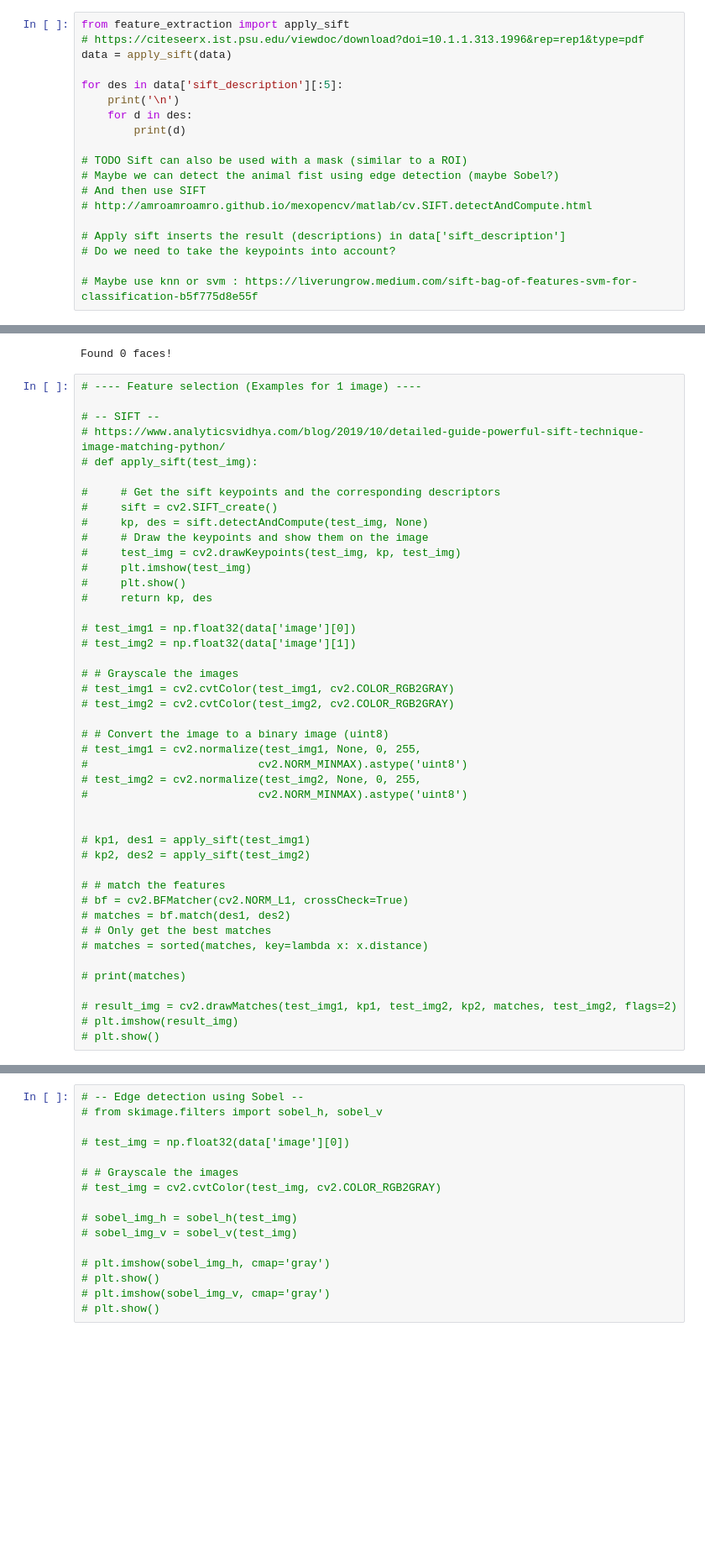
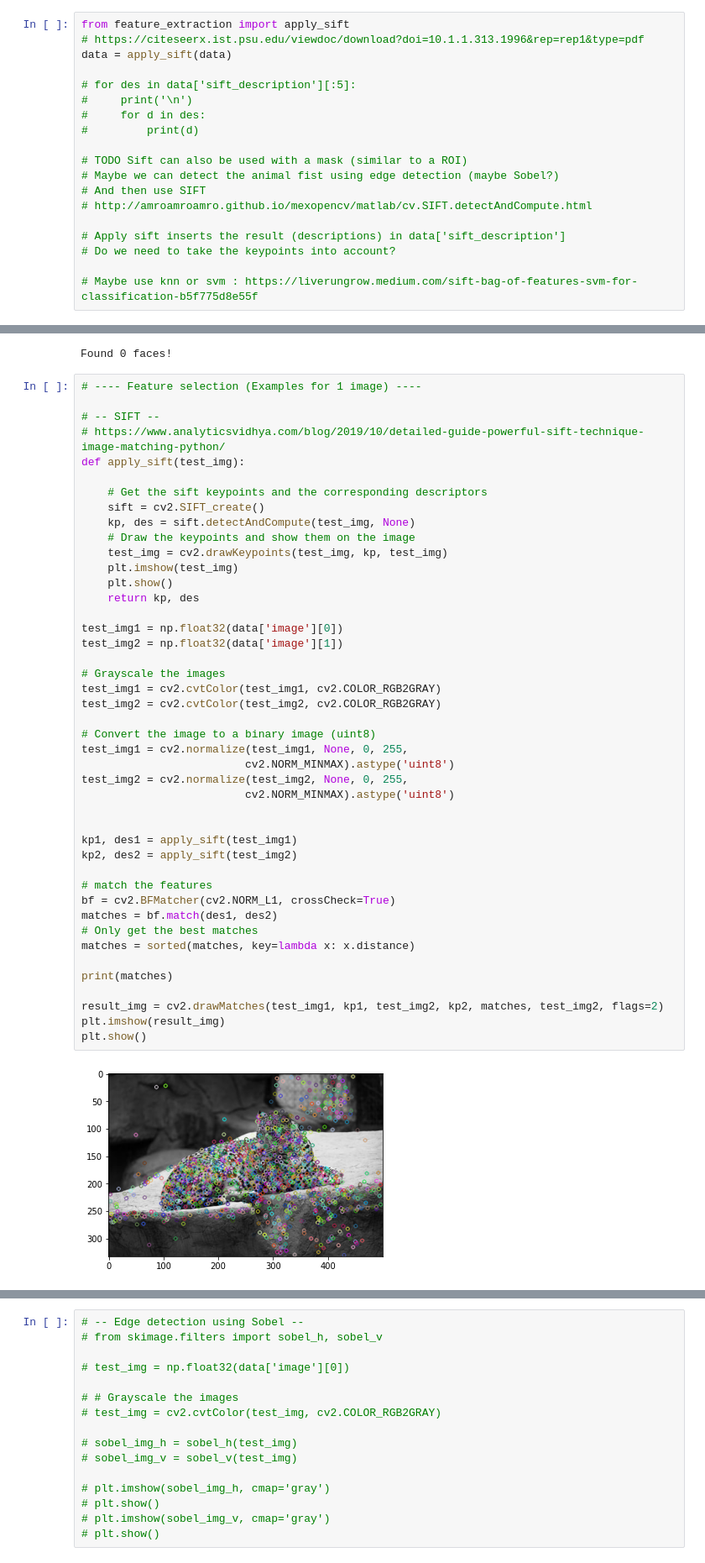
Before and after one commit to PericoLedesma/-RUG_Pattern-recognition_Assignment-2, a Jupyter notebook: Task 1_Images pipeline/pipeline.ipynb, the cells around one changed output, grey strips where cells are left out. Shown at 84% size. Saved outputs shown, nothing was run; the diff lists cells and outputs as text; blank space fills up the shorter version.

```diff
--- a/Task 1_Images pipeline/pipeline.ipynb
+++ b/Task 1_Images pipeline/pipeline.ipynb
@@ -18,10 +18,10 @@ from feature_extraction import apply_sift
 # https://citeseerx.ist.psu.edu/viewdoc/download?doi=10.1.1.313.1996&rep=rep1&type=pdf
 data = apply_sift(data)
 
-for des in data['sift_description'][:5]:
-    print('\n')
-    for d in des:
-        print(d)
+# for des in data['sift_description'][:5]:
+#     print('\n')
+#     for d in des:
+#         print(d)
 
 # TODO Sift can also be used with a mask (similar to a ROI)
 # Maybe we can detect the animal fist using edge detection (maybe Sobel?)
@@ -125,44 +107,46 @@ Found 0 faces!
 # %%
 # ---- Feature selection (Examples for 1 image) ----
 
 # -- SIFT --
 # https://www.analyticsvidhya.com/blog/2019/10/detailed-guide-powerful-sift-technique-image-matching-python/
-# def apply_sift(test_img):
+def apply_sift(test_img):
 
-#     # Get the sift keypoints and the corresponding descriptors
-#     sift = cv2.SIFT_create()
-#     kp, des = sift.detectAndCompute(test_img, None)
-#     # Draw the keypoints and show them on the image
-#     test_img = cv2.drawKeypoints(test_img, kp, test_img)
-#     plt.imshow(test_img)
-#     plt.show()
-#     return kp, des
+    # Get the sift keypoints and the corresponding descriptors
+    sift = cv2.SIFT_create()
+    kp, des = sift.detectAndCompute(test_img, None)
+    # Draw the keypoints and show them on the image
+    test_img = cv2.drawKeypoints(test_img, kp, test_img)
+    plt.imshow(test_img)
+    plt.show()
+    return kp, des
 
-# test_img1 = np.float32(data['image'][0])
-# test_img2 = np.float32(data['image'][1])
+test_img1 = np.float32(data['image'][0])
+test_img2 = np.float32(data['image'][1])
 
-# # Grayscale the images
-# test_img1 = cv2.cvtColor(test_img1, cv2.COLOR_RGB2GRAY)
-# test_img2 = cv2.cvtColor(test_img2, cv2.COLOR_RGB2GRAY)
+# Grayscale the images
+test_img1 = cv2.cvtColor(test_img1, cv2.COLOR_RGB2GRAY)
+test_img2 = cv2.cvtColor(test_img2, cv2.COLOR_RGB2GRAY)
 
-# # Convert the image to a binary image (uint8)
-# test_img1 = cv2.normalize(test_img1, None, 0, 255,
-#                          cv2.NORM_MINMAX).astype('uint8')
-# test_img2 = cv2.normalize(test_img2, None, 0, 255,
-#                          cv2.NORM_MINMAX).astype('uint8')
+# Convert the image to a binary image (uint8)
+test_img1 = cv2.normalize(test_img1, None, 0, 255,
+                         cv2.NORM_MINMAX).astype('uint8')
+test_img2 = cv2.normalize(test_img2, None, 0, 255,
+                         cv2.NORM_MINMAX).astype('uint8')
 
 
-# kp1, des1 = apply_sift(test_img1)
-# kp2, des2 = apply_sift(test_img2)
+kp1, des1 = apply_sift(test_img1)
+kp2, des2 = apply_sift(test_img2)
 
-# # match the features
-# bf = cv2.BFMatcher(cv2.NORM_L1, crossCheck=True)
-# matches = bf.match(des1, des2)
-# # Only get the best matches
-# matches = sorted(matches, key=lambda x: x.distance)
+# match the features
+bf = cv2.BFMatcher(cv2.NORM_L1, crossCheck=True)
+matches = bf.match(des1, des2)
+# Only get the best matches
+matches = sorted(matches, key=lambda x: x.distance)
 
-# print(matches)
+print(matches)
 
-# result_img = cv2.drawMatches(test_img1, kp1, test_img2, kp2, matches, test_img2, flags=2)
-# plt.imshow(result_img)
-# plt.show()
+result_img = cv2.drawMatches(test_img1, kp1, test_img2, kp2, matches, test_img2, flags=2)
+plt.imshow(result_img)
+plt.show()
+# %% [output]
+[figure, added]
```
Also changed, not shown: parts of 4 cells of this notebook, 3 other files.
